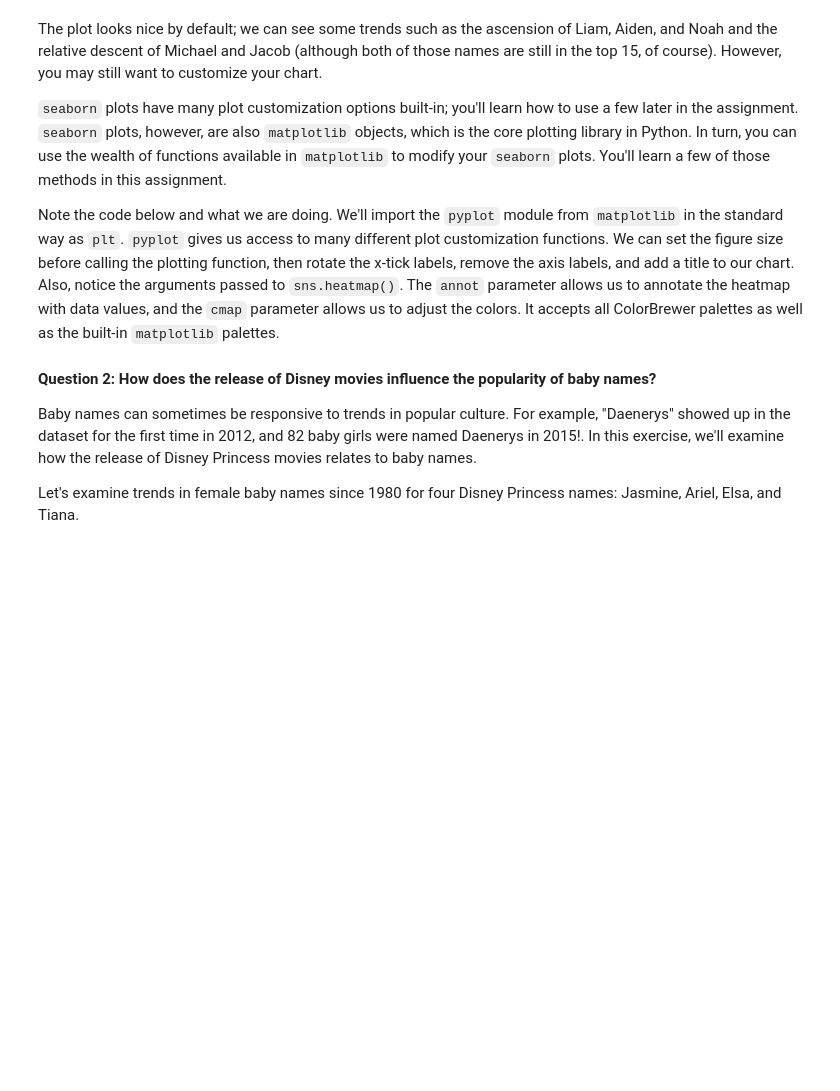
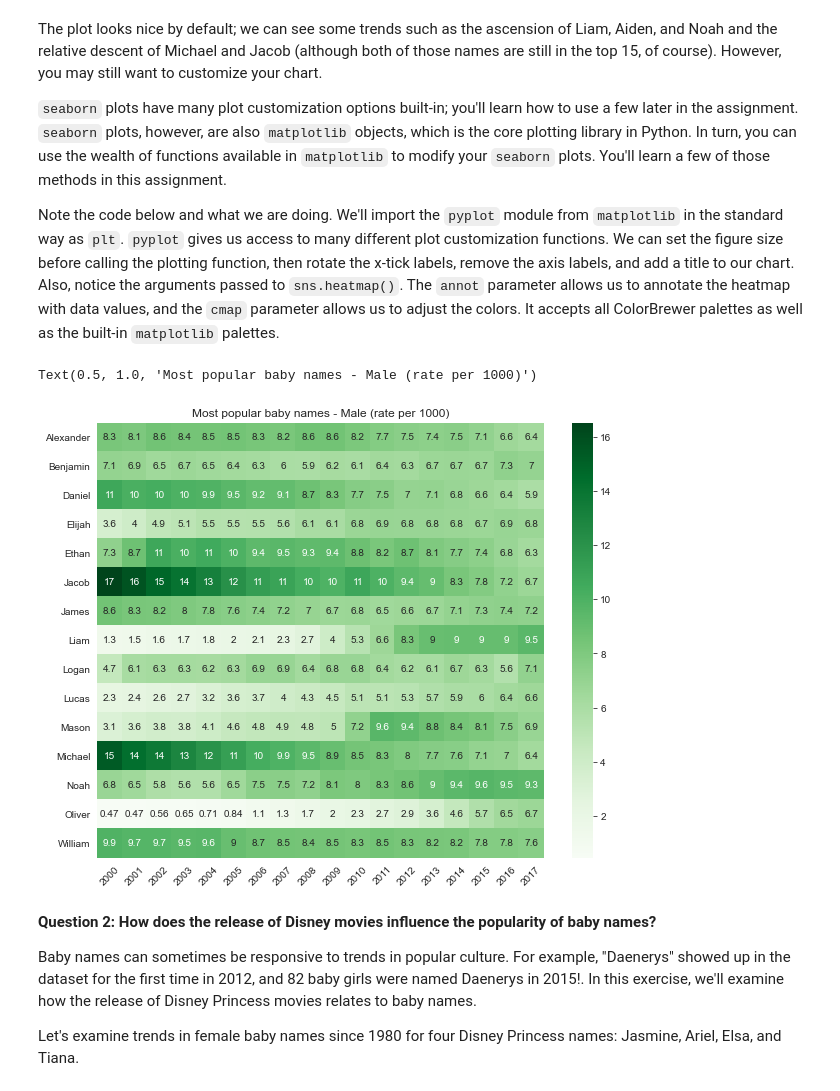
Before and after one commit to walkerke/geog30323, a Jupyter notebook: assignments/08-data-visualization.ipynb, the cells around one changed output. Saved outputs shown, nothing was run; the diff lists cells and outputs as text; code cells hidden in the pictures; blank space fills up the shorter version.

```diff
--- a/assignments/08-data-visualization.ipynb
+++ b/assignments/08-data-visualization.ipynb
@@ -83,12 +119,16 @@ Note the code below and what we are doing.  We'll import the `pyplot` module fro
 # %%
 import matplotlib.pyplot as plt
 
+plt.figure(figsize = (10, 8), )
 sns.heatmap(wide1, annot = True, cmap = 'Greens')
 
 plt.xticks(rotation = 45)
 plt.ylabel("")
 plt.xlabel("")
 plt.title("Most popular baby names - Male (rate per 1000)")
+# %% [output]
+Text(0.5, 1.0, 'Most popular baby names - Male (rate per 1000)')
+[figure, added]
 # %% [markdown]
 __Question 2: How does the release of Disney movies influence the popularity of baby names?__
 
```
Also changed, not shown: parts of 14 cells of this notebook, 1 other file.
